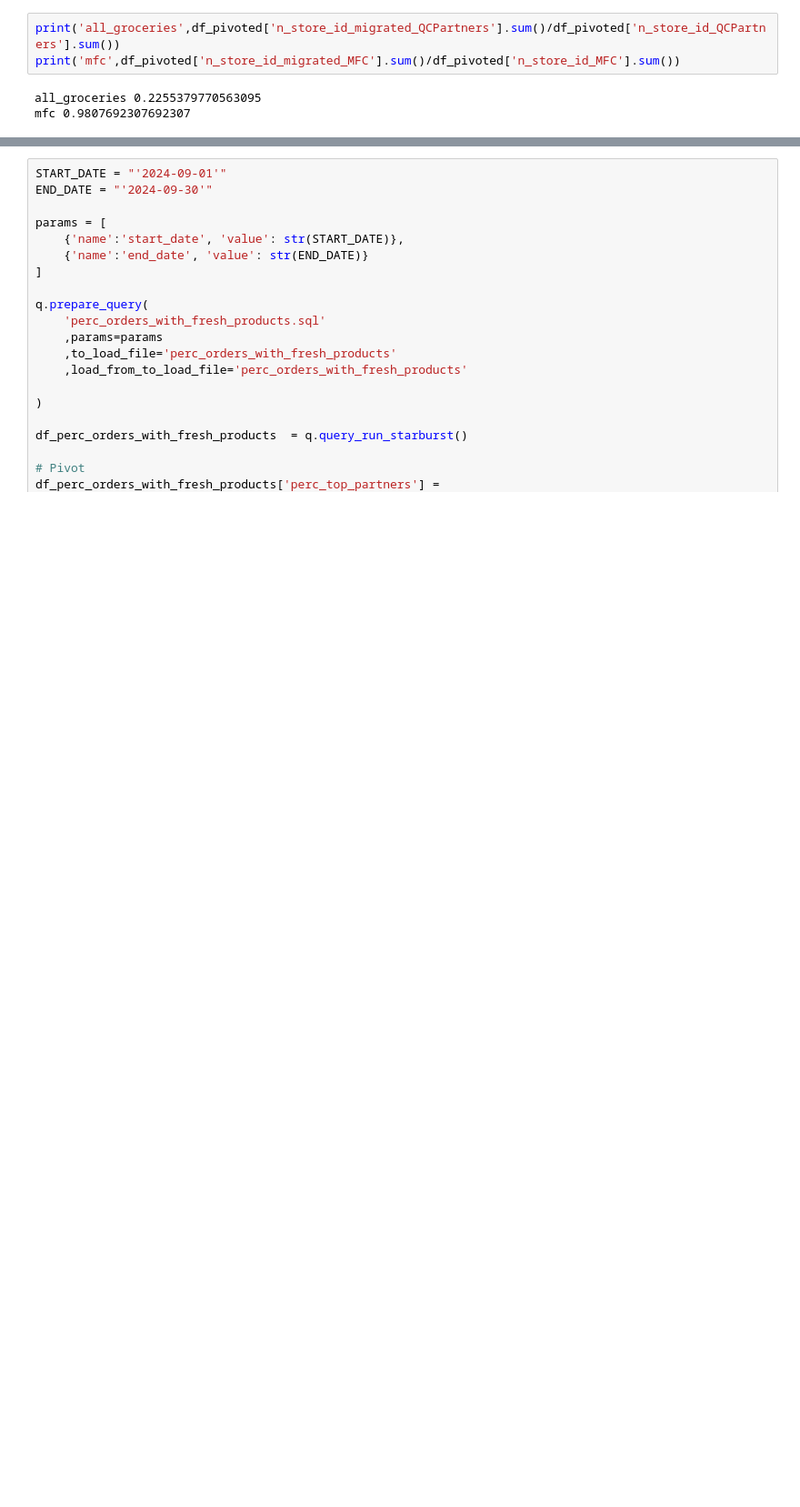
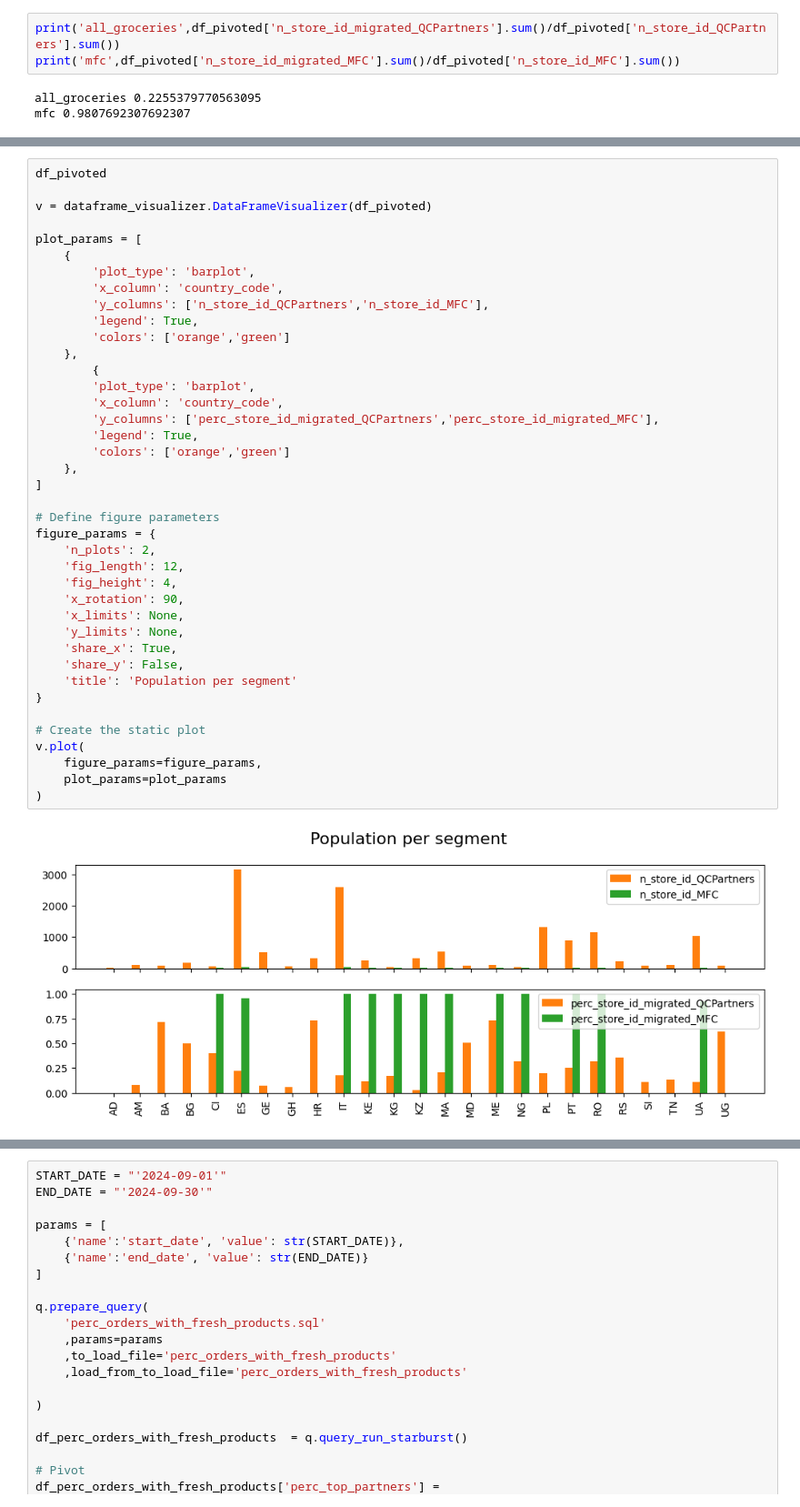
Before and after one commit to JordiCremades4444/central-node, a Jupyter notebook: notebooks/982_2024_10_05_fresh_products/fresh_products.ipynb, the cells around one changed output, grey strips where cells are left out. Shown at 91% size. Drawn from its saved outputs; the diff is of its cells as text; blank space fills up the shorter version.

```diff
--- a/notebooks/982_2024_10_05_fresh_products/fresh_products.ipynb
+++ b/notebooks/982_2024_10_05_fresh_products/fresh_products.ipynb
@@ -68,3 +79,45 @@ mfc 0.9807692307692307
+# %%
+df_pivoted
+
+v = dataframe_visualizer.DataFrameVisualizer(df_pivoted)
+
+plot_params = [
+    {
+        'plot_type': 'barplot',
+        'x_column': 'country_code',
+        'y_columns': ['n_store_id_QCPartners','n_store_id_MFC'],
+        'legend': True,
+        'colors': ['orange','green']
+    },
+        {
+        'plot_type': 'barplot',
+        'x_column': 'country_code',
+        'y_columns': ['perc_store_id_migrated_QCPartners','perc_store_id_migrated_MFC'],
+        'legend': True,
+        'colors': ['orange','green']
+    },
+]
+
+# Define figure parameters
+figure_params = {
+    'n_plots': 2,
+    'fig_length': 12,
+    'fig_height': 4,
+    'x_rotation': 90,
+    'x_limits': None,
+    'y_limits': None,
+    'share_x': True,
+    'share_y': False,
+    'title': 'Population per segment'
+}
+
+# Create the static plot
+v.plot(
+    figure_params=figure_params,
+    plot_params=plot_params
+)
+# %% [output]
+[figure, added]
 # %% [markdown]
 Conclusion:
 - There are multiple countires with MFCs CI, ES, IT, KE, KG, KZ, MA, ME, NG, PT, RO, UA. We know that MFCs have been migrated for some time. But still, when I look at the data we see that the perc of MFCs migrated is not 100% in some cases (i.e: ES or UA). After raising this to MFCs team, they concluded that was a data issue of stores that really do not matter. Since we will use this information for latter inner joining with orders, this should not have any impact.
```
Also changed, not shown: parts of 11 cells of this notebook.
